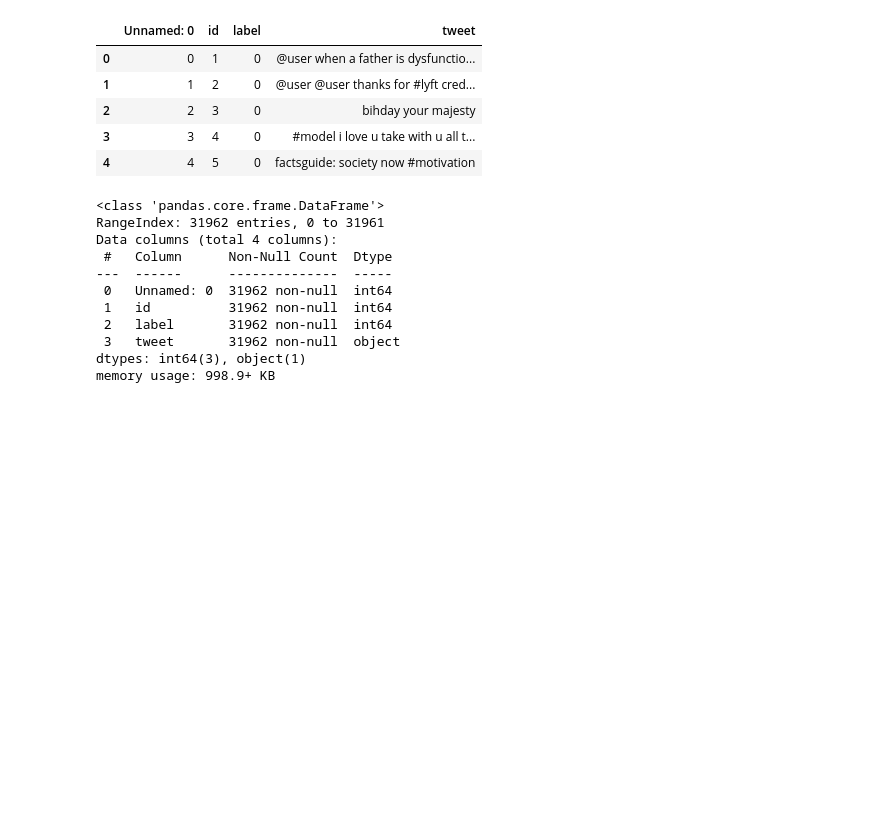
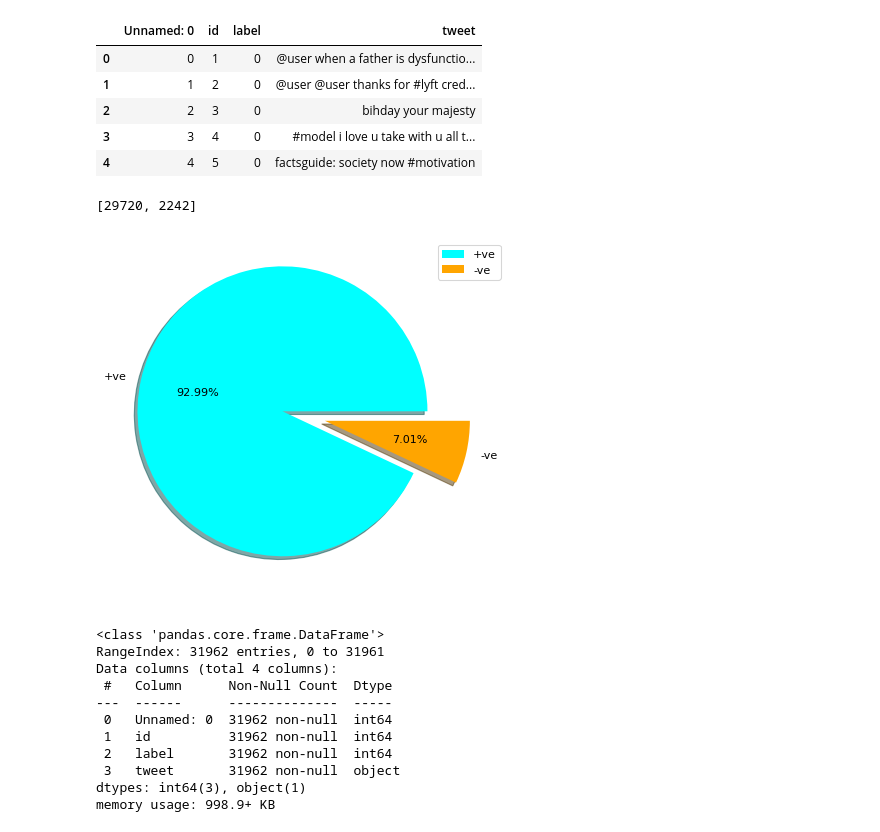
Before and after one commit to Jyotirmay-Giri/Twitter-Sentiment-Analysis, a Jupyter notebook: Tweeter_sentiment_Analysis.ipynb, the cells around one changed output. Cells and saved outputs as stored; diff of their text form; code cells hidden in the pictures; blank space fills up the shorter version.

```diff
--- a/Tweeter_sentiment_Analysis.ipynb
+++ b/Tweeter_sentiment_Analysis.ipynb
@@ -27,6 +27,22 @@ df.head()
 | 2 | 2 | 3 | 0 | bihday your majesty |
 | 3 | 3 | 4 | 0 | #model i love u take with u all t... |
 | 4 | 4 | 5 | 0 | factsguide: society now #motivation |
+# %%
+lst = list(df["label"].value_counts())
+lst
+# %% [output]
+[29720, 2242]
+# %%
+from matplotlib.pyplot import figure
+
+figure(figsize=(8, 6), dpi=80)
+lst = list(df["label"].value_counts())
+plt.pie(lst,labels=["+ve","-ve"],shadow=True,colors = ['aqua','orange'],explode=(0.3,0),autopct='%1.2f%%')
+# df["label"].value_counts().plot(kind="pie",labels=["+ve","-ve"],shadow=True,colors = ['aqua','orange'],explode=(0.3,0))
+plt.legend()
+plt.show()
+# %% [output]
+[figure, added]
 # %%
 # datatype info
 df.info()
```
Also changed, not shown: parts of 3 cells of this notebook.
